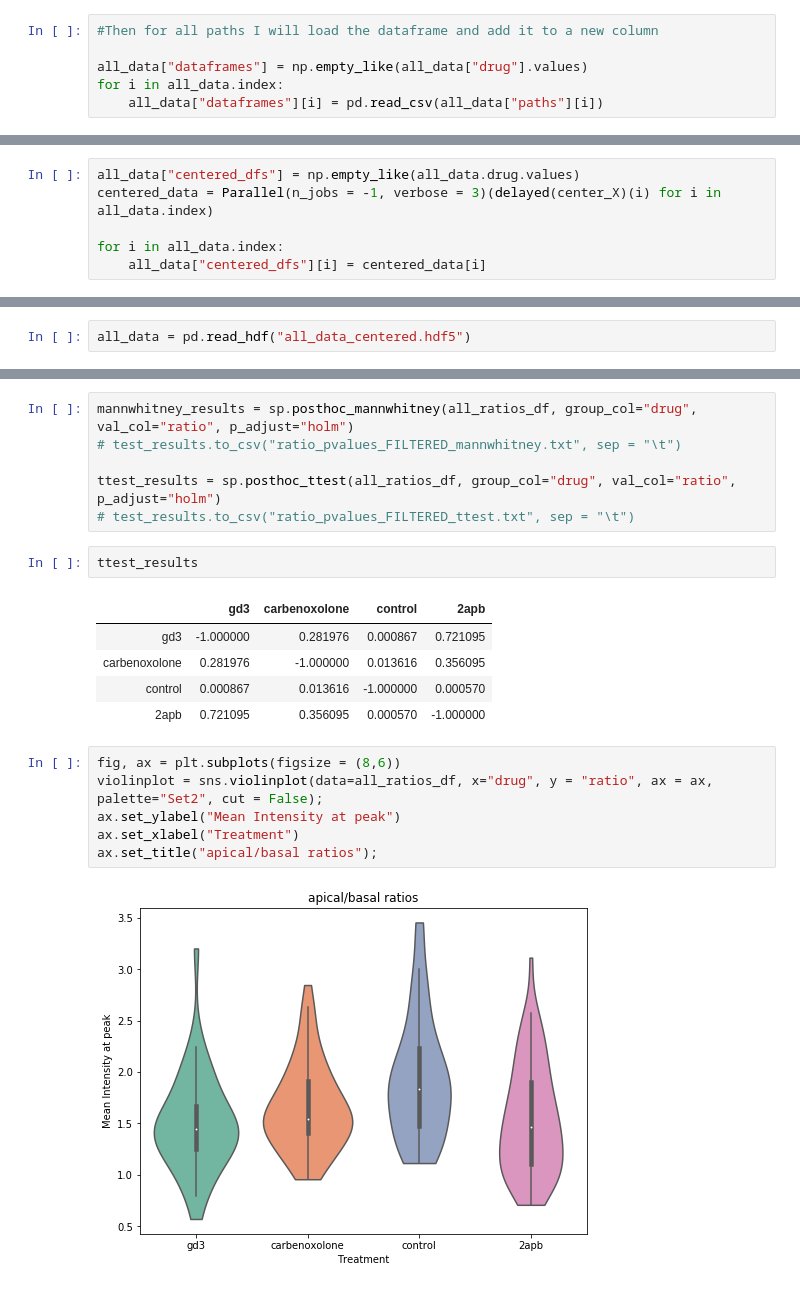
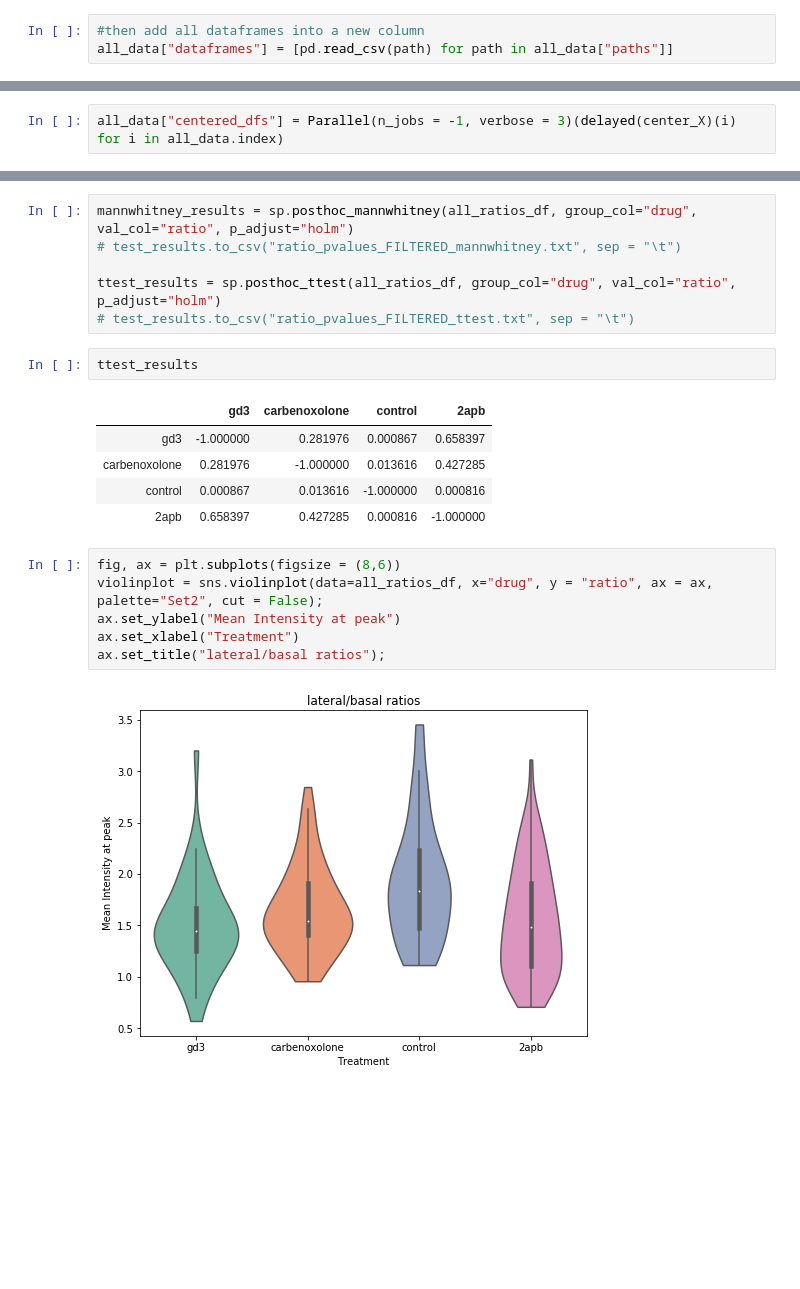
Before and after one commit to ChatzigeorgiouGroup/hoyeretal_notochord_effector_quantifications, a Jupyter notebook: Ratios_of_cell_membrane_intensity_in_ciona_notochord.ipynb, the cells around one changed output, grey strips where cells are left out. Saved outputs shown, nothing was run; the diff lists cells and outputs as text; blank space fills up the shorter version.

```diff
--- a/Ratios_of_cell_membrane_intensity_in_ciona_notochord.ipynb
+++ b/Ratios_of_cell_membrane_intensity_in_ciona_notochord.ipynb
@@ -29,12 +29,9 @@ paths_array = np.vstack([path.split("/") for path in paths])
 paths_array = paths_array[:,2:4]
 all_data = pd.DataFrame(paths_array, columns = ["drug", "membrane"])
 all_data["paths"] = paths
-# %%
-#Then for all paths I will load the dataframe and add it to a new column
-
-all_data["dataframes"] = np.empty_like(all_data["drug"].values)
-for i in all_data.index:
-    all_data["dataframes"][i] = pd.read_csv(all_data["paths"][i])
+# %%
+#then add all dataframes into a new column
+all_data["dataframes"] = [pd.read_csv(path) for path in all_data["paths"]]
 # %%
 all_data.head()
 # %% [output]
@@ -59,10 +75,6 @@ def center_X(i):
     dataframe.columns = [f'{all_data.drug[i]}_{all_data.membrane[i]}_{str(i).zfill(3)}']
     return dataframe
 # %%
-all_data["centered_dfs"] = np.empty_like(all_data.drug.values)
-centered_data = Parallel(n_jobs = -1, verbose = 3)(delayed(center_X)(i) for i in all_data.index)
-
-for i in all_data.index:
-    all_data["centered_dfs"][i] = centered_data[i]
+all_data["centered_dfs"] = Parallel(n_jobs = -1, verbose = 3)(delayed(center_X)(i) for i in all_data.index)
 # %% [output]
 [Parallel(n_jobs=-1)]: Using backend LokyBackend with 4 concurrent workers.
@@ -164,5 +189,3 @@ fig = plot_combined_data(all_data)
 # fig.savefig("mean_stdregion_one_axes.svg")
 # %% [output]
 [figure]
-# %%
-all_data = pd.read_hdf("all_data_centered.hdf5")
@@ -247,15 +271,15 @@ ttest_results = sp.posthoc_ttest(all_ratios_df, group_col="drug", val_col="ratio
 ttest_results
 # %% [output]
 |  | gd3 | carbenoxolone | control | 2apb |
-| gd3 | -1.000000 | 0.281976 | 0.000867 | 0.721095 |
-| carbenoxolone | 0.281976 | -1.000000 | 0.013616 | 0.356095 |
-| control | 0.000867 | 0.013616 | -1.000000 | 0.000570 |
-| 2apb | 0.721095 | 0.356095 | 0.000570 | -1.000000 |
+| gd3 | -1.000000 | 0.281976 | 0.000867 | 0.658397 |
+| carbenoxolone | 0.281976 | -1.000000 | 0.013616 | 0.427285 |
+| control | 0.000867 | 0.013616 | -1.000000 | 0.000816 |
+| 2apb | 0.658397 | 0.427285 | 0.000816 | -1.000000 |
 # %%
 fig, ax = plt.subplots(figsize = (8,6))
 violinplot = sns.violinplot(data=all_ratios_df, x="drug", y = "ratio", ax = ax, palette="Set2", cut = False);
 ax.set_ylabel("Mean Intensity at peak")
 ax.set_xlabel("Treatment")
-ax.set_title("apical/basal ratios");
+ax.set_title("lateral/basal ratios");
 # %% [output]
-[figure, old version]
+[figure, new version]
```
Also changed, not shown: parts of 17 cells of this notebook.
